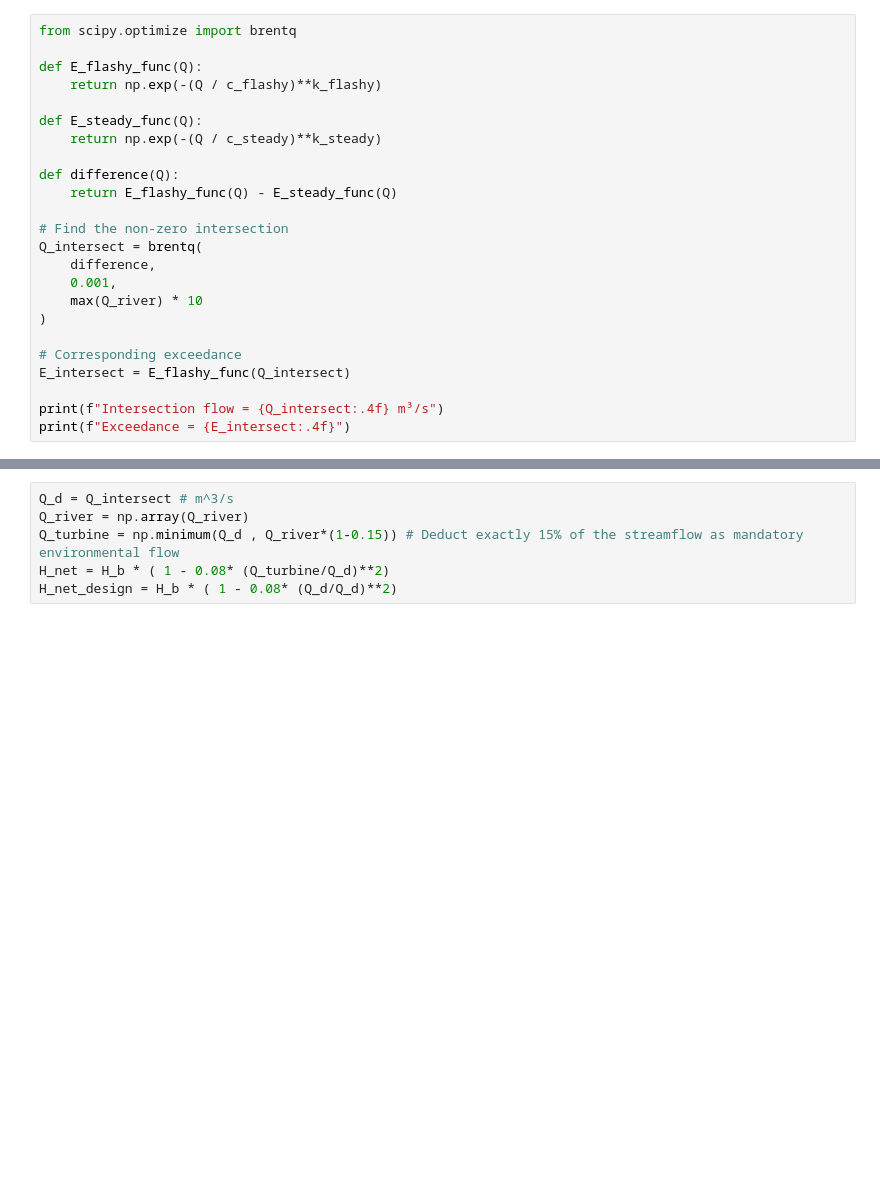
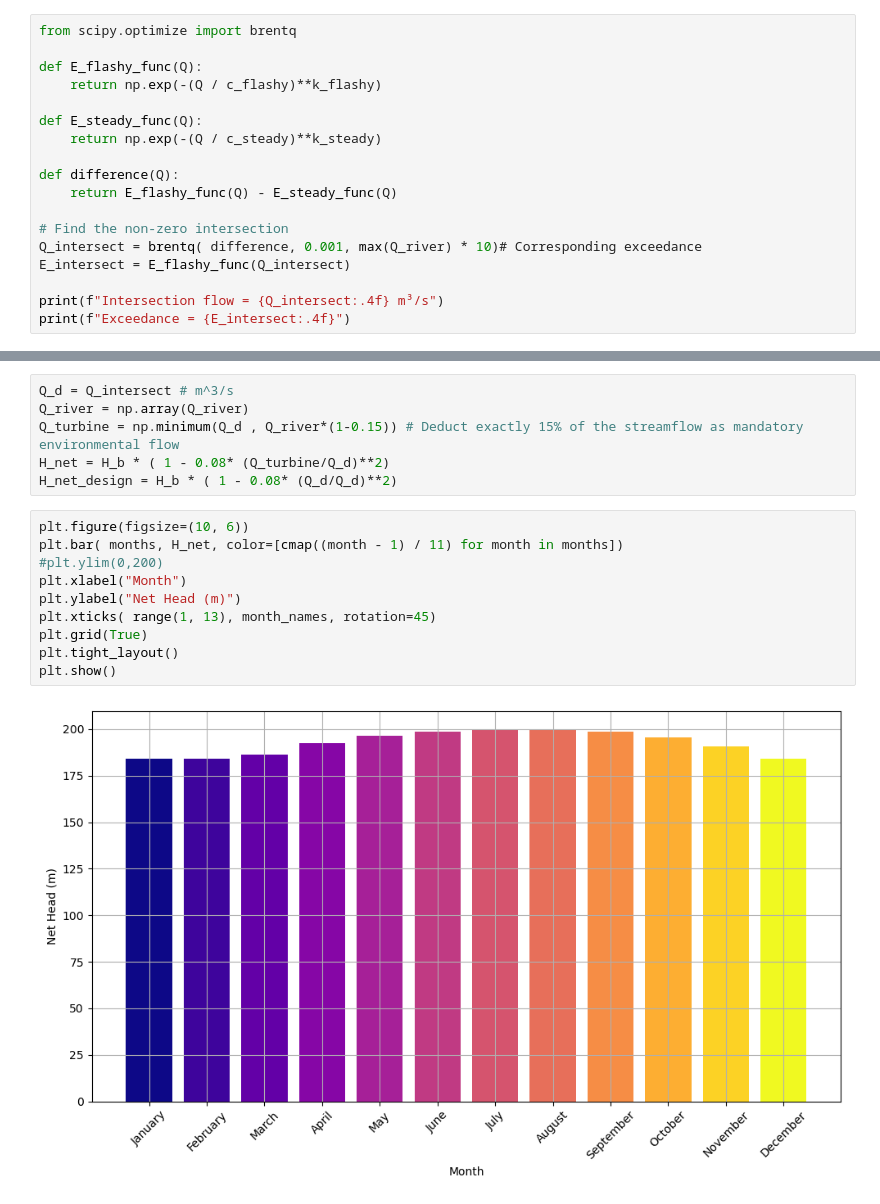
Before and after one commit to c-radicallis/RenewableEnergies_project, a Jupyter notebook: 3_HydropowerResource_YieldModeling.ipynb, the cells around one changed output, grey strips where cells are left out. Drawn from its saved outputs; the diff is of its cells as text; blank space fills up the shorter version.

```diff
--- a/3_HydropowerResource_YieldModeling.ipynb
+++ b/3_HydropowerResource_YieldModeling.ipynb
@@ -69,13 +69,7 @@ def difference(Q):
     return E_flashy_func(Q) - E_steady_func(Q)
 
 # Find the non-zero intersection
-Q_intersect = brentq(
-    difference,
-    0.001,
-    max(Q_river) * 10
-)
-
-# Corresponding exceedance
+Q_intersect = brentq( difference, 0.001, max(Q_river) * 10)# Corresponding exceedance
 E_intersect = E_flashy_func(Q_intersect)
 
 print(f"Intersection flow = {Q_intersect:.4f} m³/s")
@@ -89,3 +83,15 @@ Q_river = np.array(Q_river)
 Q_turbine = np.minimum(Q_d , Q_river*(1-0.15)) # Deduct exactly 15% of the streamflow as mandatory environmental flow
 H_net = H_b * ( 1 - 0.08* (Q_turbine/Q_d)**2)
 H_net_design = H_b * ( 1 - 0.08* (Q_d/Q_d)**2)
+# %%
+plt.figure(figsize=(10, 6))
+plt.bar( months, H_net, color=[cmap((month - 1) / 11) for month in months])
+#plt.ylim(0,200)
+plt.xlabel("Month")
+plt.ylabel("Net Head (m)")
+plt.xticks( range(1, 13), month_names, rotation=45)
+plt.grid(True)
+plt.tight_layout()
+plt.show()
+# %% [output]
+[figure, added]
```
Also changed, not shown: parts of 1 cell of this notebook.
